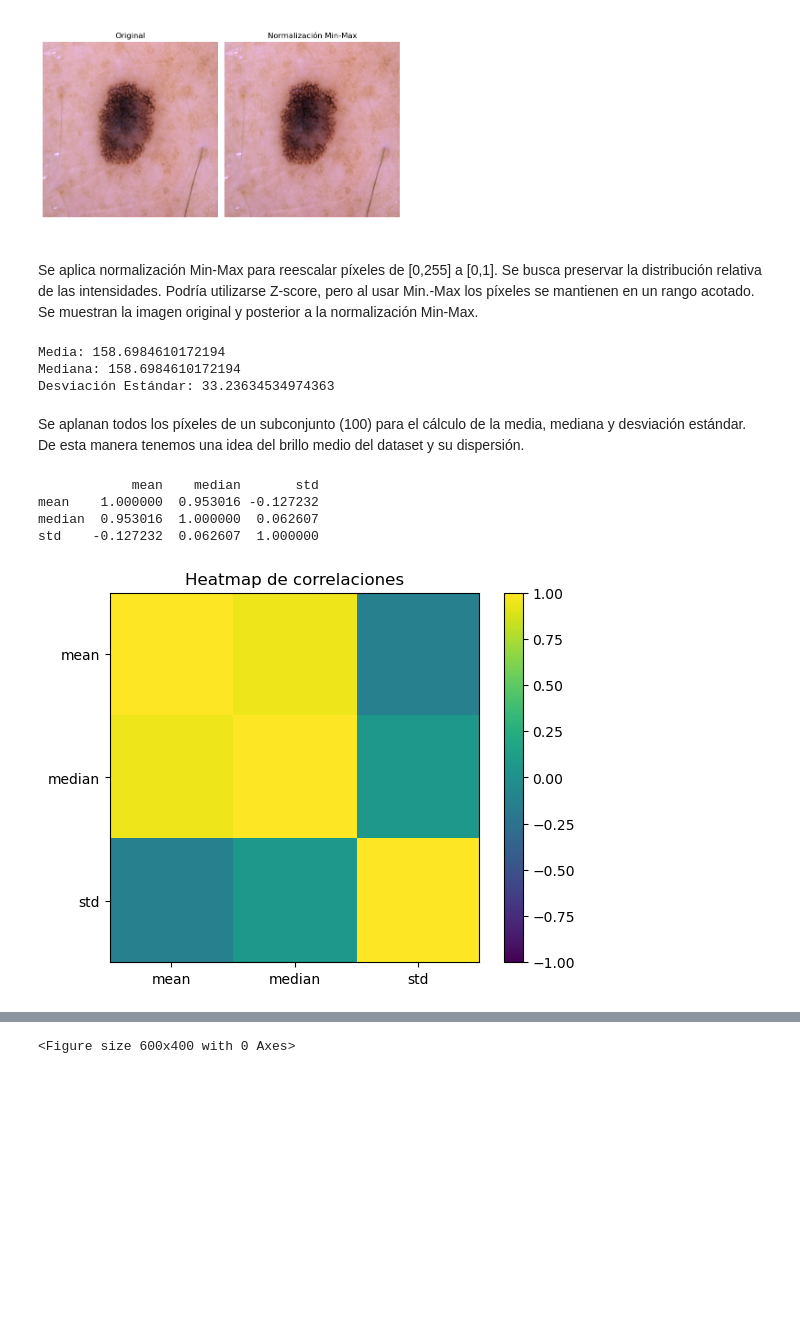
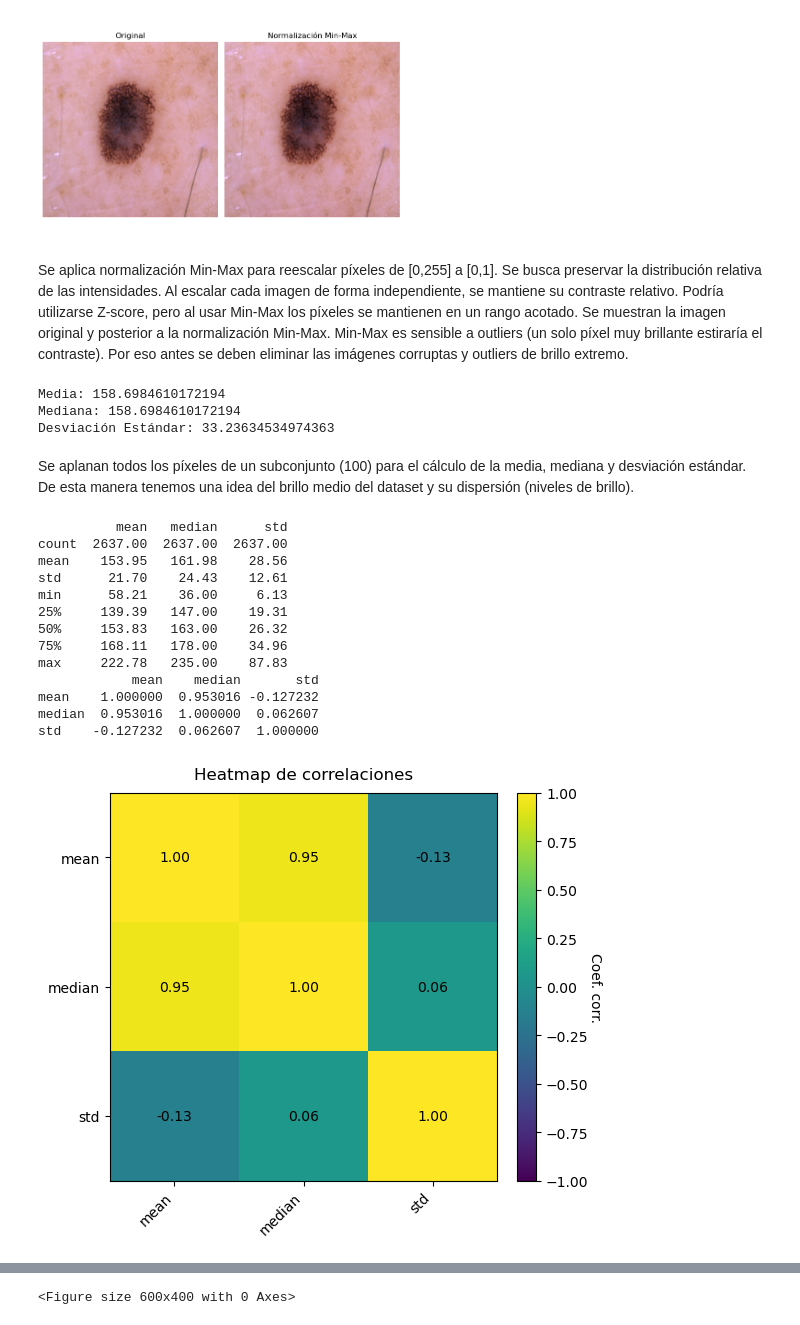
Before and after one commit to matiascf25/Analisis_datos, a Jupyter notebook: Análisis Datos.ipynb, the cells around one changed output, grey strips where cells are left out. Saved outputs shown, nothing was run; the diff lists cells and outputs as text; code cells hidden in the pictures; blank space fills up the shorter version.

```diff
--- a/Análisis Datos.ipynb
+++ b/Análisis Datos.ipynb
@@ -44,22 +44,3 @@ Recuento por clase en test:
   malignant      :  300
 # %% [markdown]
 Se contabilizan las imágenes que hay en cada conjunto de datos. Esto permite evaluar si el dataset está balanceado o desequilibrado.
-# %%
-# Inspección básica de las imágenes:
-
-from PIL import Image
-import numpy as np
-
-# Analizar 5 imágenes de cada clase
-for clase in classes:
-    print(f"Clase:{clase}")
-    imagenes = list((train_dir / clase).glob("*"))[:5]
-    for idx, img_path in enumerate(imagenes):
-        with Image.open(img_path) as img:
-            img_array = np.array(img)
-            print(f"  Imagen {idx+1}:")
-            print("    Tamaño (ancho x alto):", img.size)
-            print("    Nº de canales:", len(img.getbands()))
-            print("    Valor mínimo de píxel:", img_array.min())
-            print("    Valor máximo de píxel:", img_array.max())
-    print("-" * 30)
@@ -168,9 +179,10 @@ plt.show()
 Antes: 6.0 - 255.0 → Después: 0.0 - 1.0
 [figure]
 # %% [markdown]
-Se aplica normalización Min-Max para reescalar píxeles de [0,255] a [0,1]. Se busca preservar la distribución relativa de las intensidades.
-Podría utilizarse Z-score, pero al usar Min.-Max los píxeles se mantienen en un rango acotado.
+Se aplica normalización Min-Max para reescalar píxeles de [0,255] a [0,1]. Se busca preservar la distribución relativa de las intensidades. Al escalar cada imagen de forma independiente, se mantiene su contraste relativo.
+Podría utilizarse Z-score, pero al usar Min-Max los píxeles se mantienen en un rango acotado.
 Se muestran la imagen original y posterior a la normalización Min-Max.
+Min-Max es sensible a outliers (un solo píxel muy brillante estiraría el contraste). Por eso antes se deben eliminar las imágenes corruptas y outliers de brillo extremo.
 # %%
 # Análisis descriptivo, revisión de las estadísticas globales
 import numpy as np
@@ -193,40 +205,67 @@ Media: 158.6984610172194
 Mediana: 158.6984610172194
 Desviación Estándar: 33.23634534974363
 # %% [markdown]
-Se aplanan todos los píxeles de un subconjunto (100) para el cálculo de la media, mediana y desviación estándar. De esta manera tenemos una idea del brillo medio del dataset y su dispersión.
+Se aplanan todos los píxeles de un subconjunto (100) para el cálculo de la media, mediana y desviación estándar. De esta manera tenemos una idea del brillo medio del dataset y su dispersión (niveles de brillo).
 # %%
-# Caracterís
+# Características por imagen y correlaciones (train)
 import pandas as pd
 
 records = []
 for cls in classes:
     for p in (train_dir/cls).glob("*"):
         arr = np.array(Image.open(p).convert("L")).ravel()
         records.append({
             "clase":  cls,
             "mean":   arr.mean(),
             "median": np.median(arr),
             "std":    arr.std()
         })
+
+# Estadísticas globales
 df_feats = pd.DataFrame(records)
+stats = df_feats[["mean","median","std"]].describe().round(2)
+print(stats)
 
 # Matriz de correlación
 corr = df_feats[["mean","median","std"]].corr()
 print(corr)
 
 import numpy as np
 
 # Matriz de correlación gráfica
-plt.imshow(corr, vmin=-1, vmax=1)
-plt.colorbar()
-plt.xticks(np.arange(3), corr.columns)
-plt.yticks(np.arange(3), corr.columns)
-plt.title("Heatmap de correlaciones")
+fig, ax = plt.subplots(figsize=(6, 5))
+
+im = ax.imshow(corr.values, vmin=-1, vmax=1)
+labels = corr.columns
+ax.set_xticks(np.arange(len(labels)))
+ax.set_yticks(np.arange(len(labels)))
+ax.set_xticklabels(labels, rotation=45, ha="right")
+ax.set_yticklabels(labels)
+
+for i in range(len(labels)):
+    for j in range(len(labels)):
+        ax.text(j, i, f"{corr.values[i, j]:.2f}",
+                ha="center", va="center", fontsize=10)
+
+cbar = fig.colorbar(im, ax=ax, fraction=0.046, pad=0.04)
+cbar.set_label('Coef. corr.', rotation=270, labelpad=10)
+
+ax.set_title("Heatmap de correlaciones", pad=10)
+plt.tight_layout()
 plt.show()
 # %% [output]
+          mean   median      std
+count  2637.00  2637.00  2637.00
+mean    153.95   161.98    28.56
+std      21.70    24.43    12.61
+min      58.21    36.00     6.13
+25%     139.39   147.00    19.31
+50%     153.83   163.00    26.32
+75%     168.11   178.00    34.96
+max     222.78   235.00    87.83
             mean    median       std
 mean    1.000000  0.953016 -0.127232
 median  0.953016  1.000000  0.062607
 std    -0.127232  0.062607  1.000000
-[figure, old version]
+[figure, new version]
 # %% [markdown]
```
Also changed, not shown: parts of 13 cells of this notebook.
